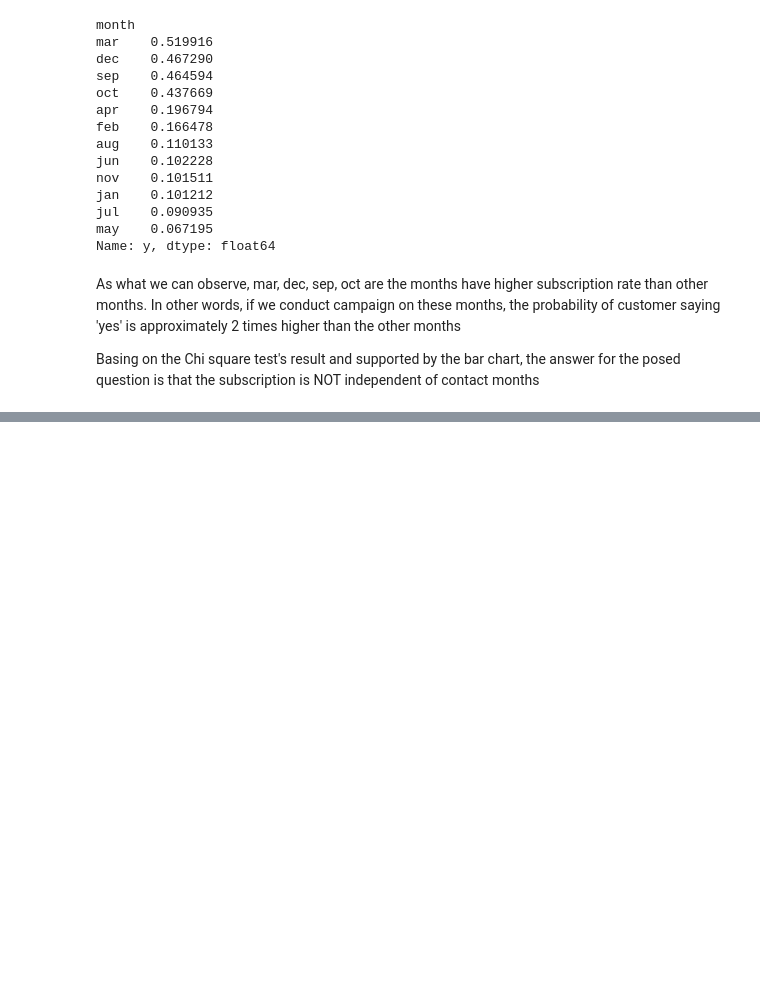
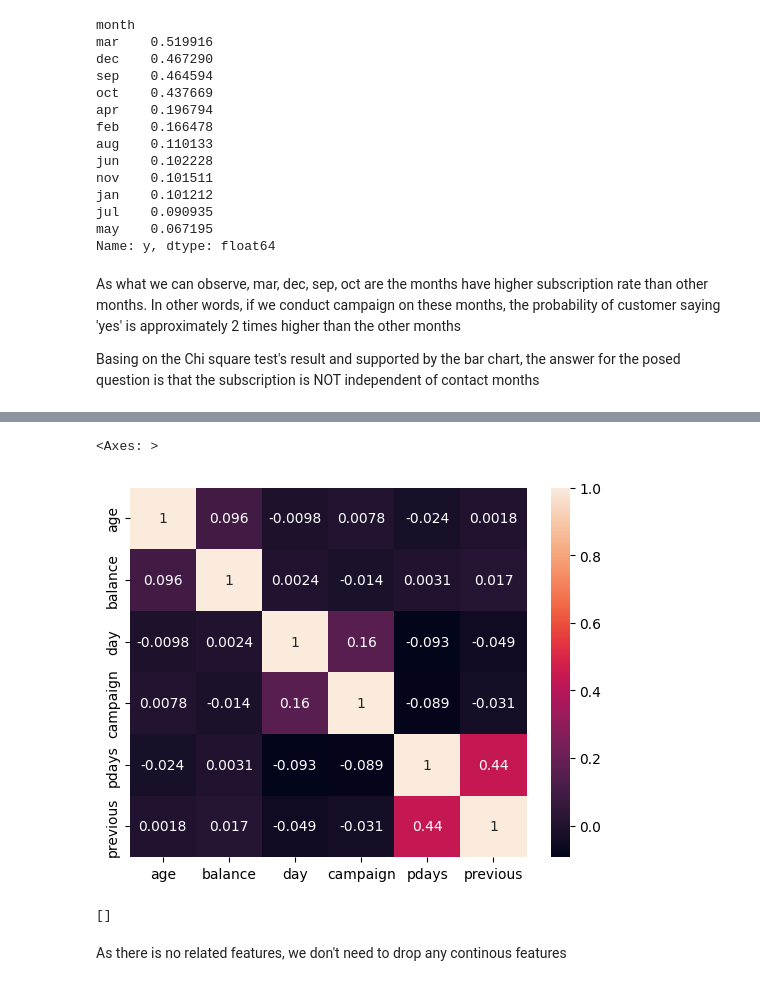
Before and after one commit to vannguyendanang/bank_marketing_campaign, a Jupyter notebook: Bank_TermDeposit.ipynb, the cells around one changed output, grey strips where cells are left out. Cells and saved outputs as stored; diff of their text form; code cells hidden in the pictures; blank space fills up the shorter version.

```diff
--- a/Bank_TermDeposit.ipynb
+++ b/Bank_TermDeposit.ipynb
@@ -969,0 +975,12 @@ contingency_tbl
+# %%
+# target encoding
+# print(df['y'].unique())
+# df_org = df
+df['y_convert'] = np.where(df['y']=="yes",1,0)
+
+# define X an y
+X = df.drop(['y','y_convert','duration'], axis=1)
+y = df['y_convert']
+
+x_train, x_test, y_train, y_test = train_test_split(X, y, test_size = 0.2,random_state=42, stratify=y)
+# y_test.unique()
@@ -971,0 +1084,3 @@ contingency_tbl
+# %%
+int_df = x_train.select_dtypes(include='int64')
+int_df.head()
@@ -971,0 +1094,3 @@ contingency_tbl
+# %%
+corr_df = int_df.corr()
+corr_df
@@ -971,0 +1105,17 @@ contingency_tbl
+# %%
+sns.heatmap(corr_df, annot=True)
+# %% [output]
+<Axes: >
+[figure, added]
+# %%
+corr_pairs = []
+for i in range(len(corr_df.columns)):
+    for j in range(i):
+        if corr_df.iloc[i,j] > 0.9:
+            corr_pairs.append((corr_df.columns[i], corr_df.columns[j], corr_df.iloc[i,j]))
+
+corr_pairs
+# %% [output]
+[]
+# %% [markdown]
+As there is no related features, we don't need to drop any continous features
```
Also changed, not shown: parts of 54 cells of this notebook, 1 other file.
